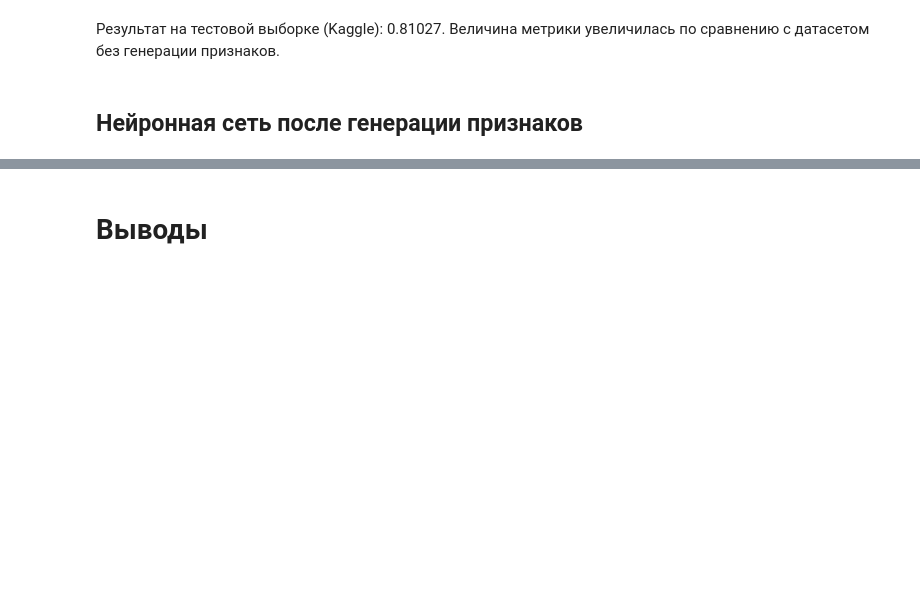
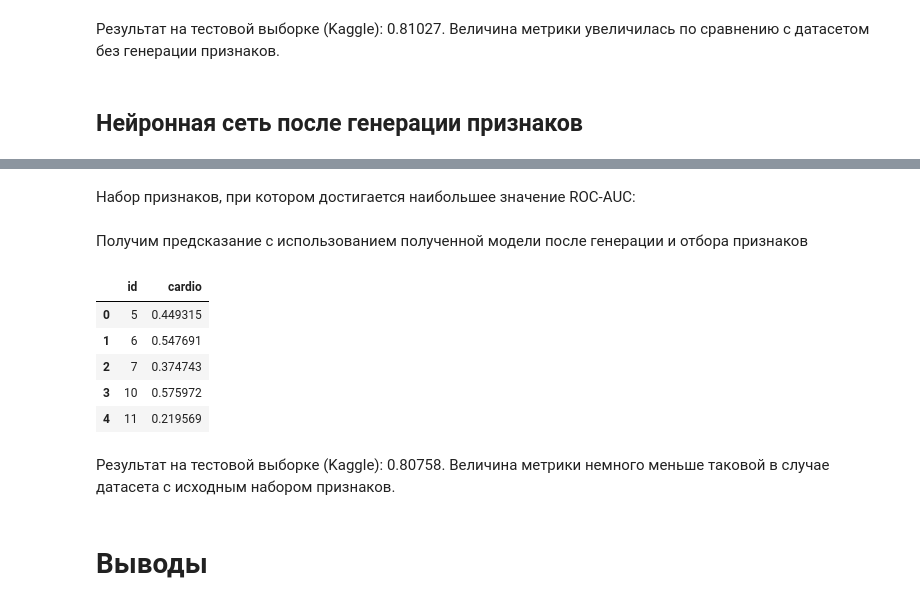
Before and after one commit to i-a-elkin/heart_diseases_prediction, a Jupyter notebook: notebook.ipynb, the cells around one changed output, grey strips where cells are left out. Cells and saved outputs as stored; diff of their text form; code cells hidden in the pictures; blank space fills up the shorter version.

```diff
--- a/notebook.ipynb
+++ b/notebook.ipynb
@@ -1017,0 +1060,2 @@ plt.show()
+# %% [markdown]
+Набор признаков, при котором достигается наибольшее значение ROC-AUC:
@@ -1017,0 +1068,2 @@ plt.show()
+# %% [markdown]
+Получим предсказание с использованием полученной модели после генерации и отбора признаков
@@ -1018,3 +1079,14 @@ plt.show()
+# %%
+pd.read_csv('datasets/sample_submission_8.csv').head()
+# %% [output]
+|  | id | cardio |
+| 0 | 5 | 0.449315 |
+| 1 | 6 | 0.547691 |
+| 2 | 7 | 0.374743 |
+| 3 | 10 | 0.575972 |
+| 4 | 11 | 0.219569 |
+# %% [markdown]
+Результат на тестовой выборке (Kaggle): 0.80758. Величина метрики немного меньше таковой в случае датасета с исходным набором признаков.
 # %% [markdown]
 # Выводы
 # %% [markdown]
```
Also changed, not shown: parts of 6 cells of this notebook, 3 other files.
